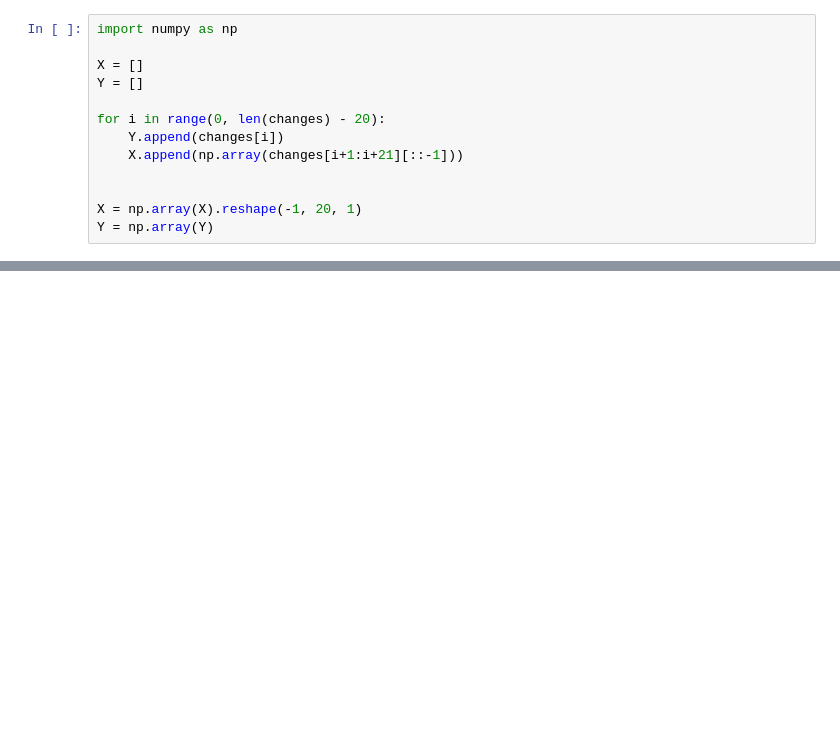
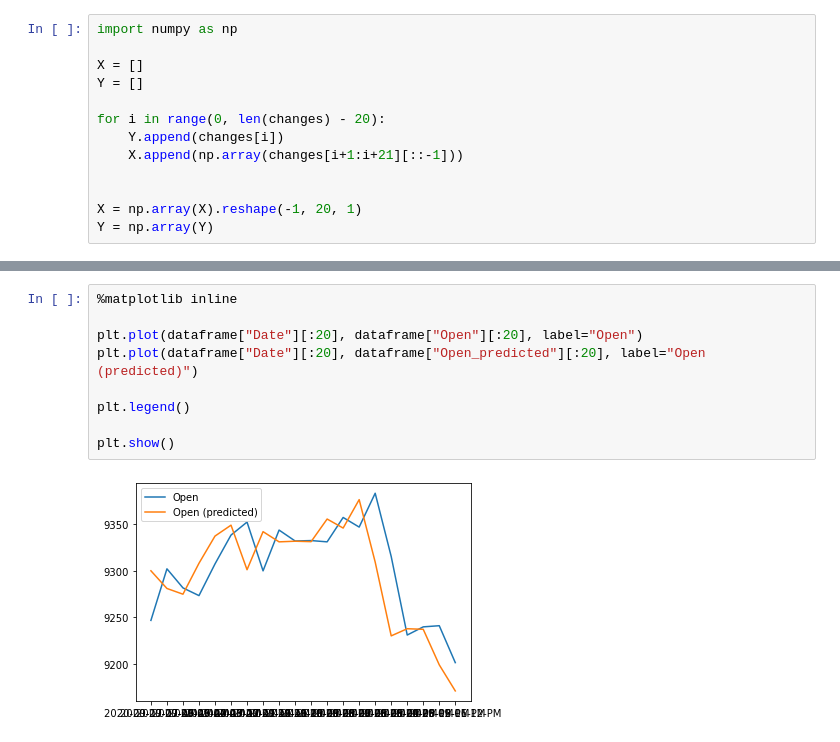
Before and after one commit to philipp-c-moser/Deep-Learning-Projects, a Jupyter notebook: predict-bitcoin-price/predict-bitcoin-price.ipynb, the cells around one changed output, grey strips where cells are left out. Cells and saved outputs as stored; diff of their text form; blank space fills up the shorter version.

Commit message:
Add 20x range for comparing real and predicted price

```diff
--- a/predict-bitcoin-price/predict-bitcoin-price.ipynb
+++ b/predict-bitcoin-price/predict-bitcoin-price.ipynb
@@ -130,0 +111,11 @@ plt.show()
+# %%
+%matplotlib inline
+
+plt.plot(dataframe["Date"][:20], dataframe["Open"][:20], label="Open")
+plt.plot(dataframe["Date"][:20], dataframe["Open_predicted"][:20], label="Open (predicted)")
+
+plt.legend()
+
+plt.show()
+# %% [output]
+[figure, added]
```
Also changed, not shown: parts of 4 cells of this notebook.
